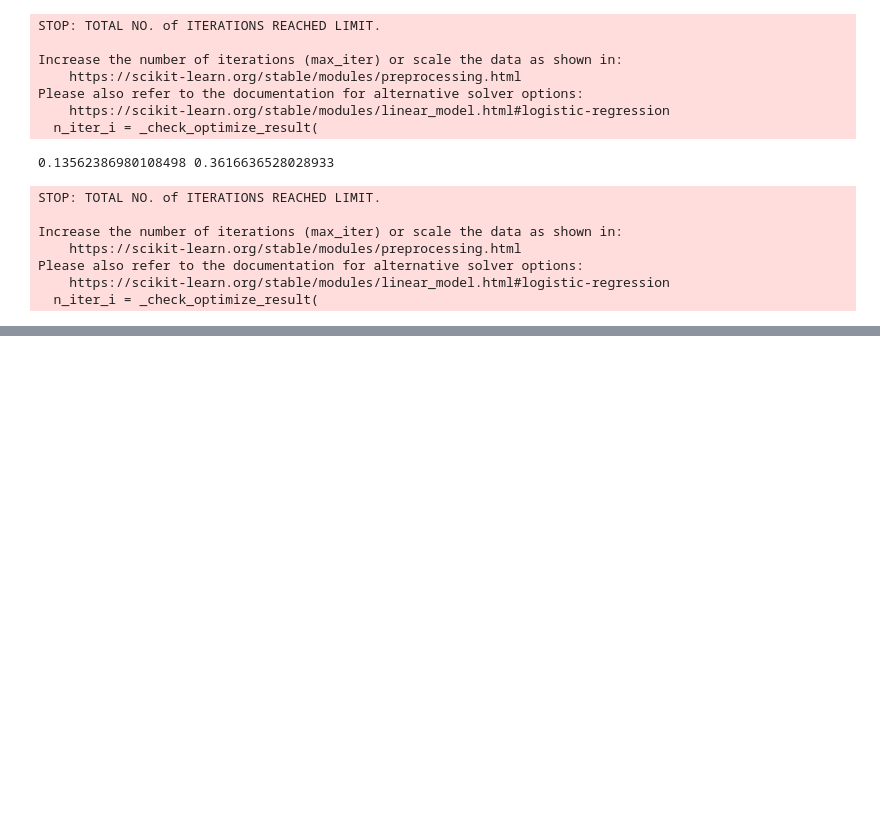
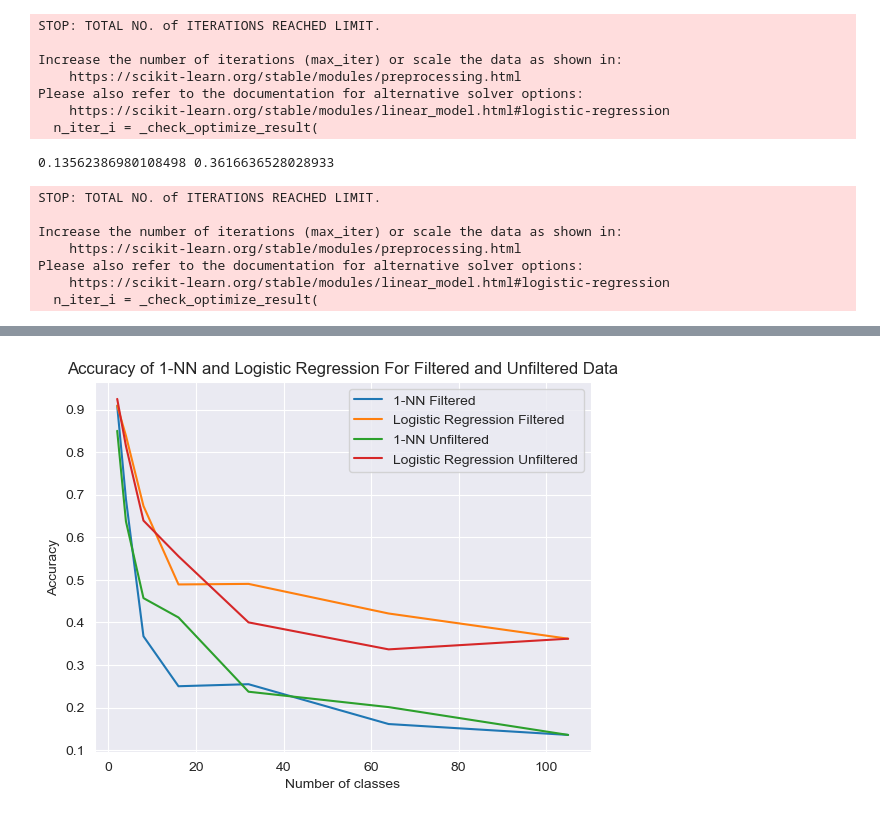
Before and after one commit to parzival979/IMAGE_RECOGNITION_PCA, a Jupyter notebook: main.ipynb, the cells around one changed output, grey strips where cells are left out. Drawn from its saved outputs; the diff is of its cells as text; code cells hidden in the pictures; blank space fills up the shorter version.

```diff
--- a/main.ipynb
+++ b/main.ipynb
@@ -670,0 +784,14 @@ plt.show()
+# %%
+# plotting the accuracy of 1-NN and Logistic Regression for filtered and unfiltered data
+import matplotlib.pyplot as plt
+plt.plot([2,4,8,16,32,64,105], [knn_2_acc,knn_4_acc,knn_8_acc,knn_16_acc,knn_32_acc,knn_64_acc,knn_all_acc], label='1-NN Filtered')
+plt.plot([2,4,8,16,32,64,105], [log_2_acc,log_4_acc,log_8_acc,log_16_acc,log_32_acc,log_64_acc,log_all_acc], label='Logistic Regression Filtered')
+plt.plot([2,4,8,16,32,64,105], [knn_2_acc_uf,knn_4_acc_uf,knn_8_acc_uf,knn_16_acc_uf,knn_32_acc_uf,knn_64_acc_uf,knn_all_acc_uf], label='1-NN Unfiltered')
+plt.plot([2,4,8,16,32,64,105], [log_2_acc_uf,log_4_acc_uf,log_8_acc_uf,log_16_acc_uf,log_32_acc_uf,log_64_acc_uf,log_all_acc_uf], label='Logistic Regression Unfiltered')
+plt.xlabel('Number of classes')
+plt.ylabel('Accuracy')
+plt.title('Accuracy of 1-NN and Logistic Regression For Filtered and Unfiltered Data')
+plt.legend()
+plt.show()
+# %% [output]
+[figure, added]
```
Also changed, not shown: parts of 17 cells of this notebook, 1 other file.
